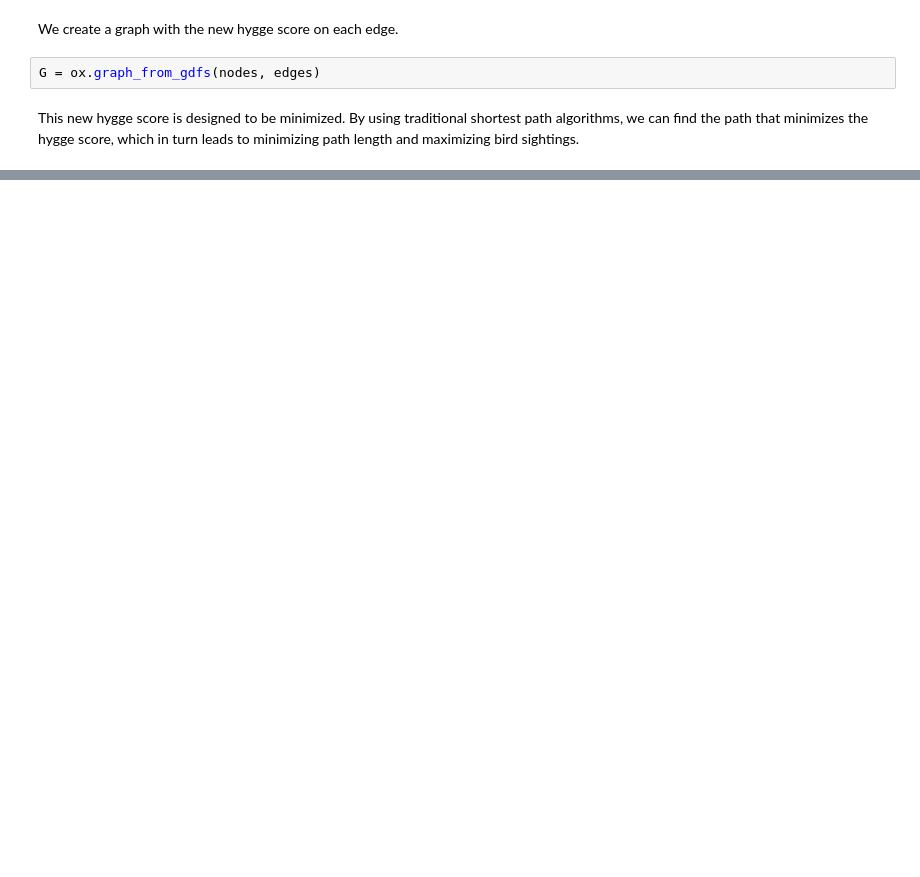
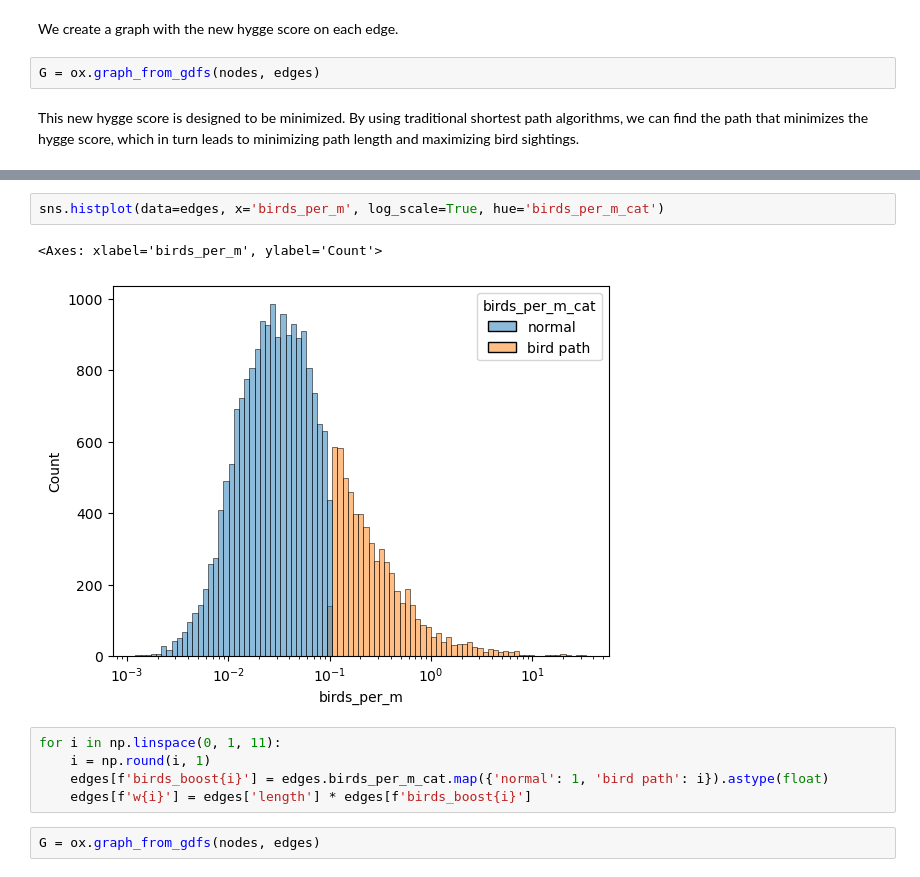
Before and after one commit to Marcus-Friis/geospatial-exam, a Jupyter notebook: notebooks/hygge-pathfinder.ipynb, the cells around one changed output, grey strips where cells are left out. Saved outputs shown, nothing was run; the diff lists cells and outputs as text; blank space fills up the shorter version.

```diff
--- a/notebooks/hygge-pathfinder.ipynb
+++ b/notebooks/hygge-pathfinder.ipynb
@@ -142,0 +143,12 @@ with open('../data/edges_birds.json', 'w') as f:
+# %%
+sns.histplot(data=edges, x='birds_per_m', log_scale=True, hue='birds_per_m_cat')
+# %% [output]
+<Axes: xlabel='birds_per_m', ylabel='Count'>
+[figure, added]
+# %%
+for i in np.linspace(0, 1, 11):
+    i = np.round(i, 1)
+    edges[f'birds_boost{i}'] = edges.birds_per_m_cat.map({'normal': 1, 'bird path': i}).astype(float)
+    edges[f'w{i}'] = edges['length'] * edges[f'birds_boost{i}']
+# %%
+G = ox.graph_from_gdfs(nodes, edges)
```
Also changed, not shown: parts of 27 cells of this notebook.
